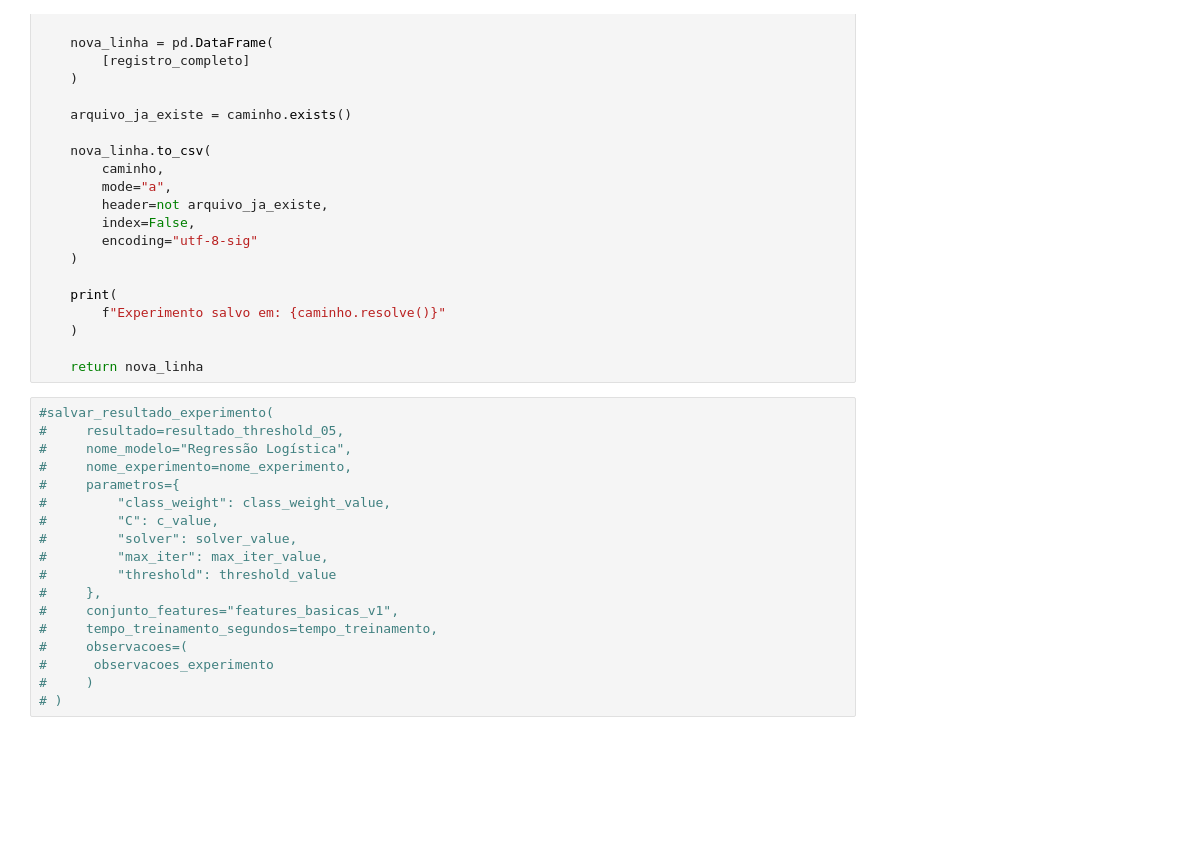
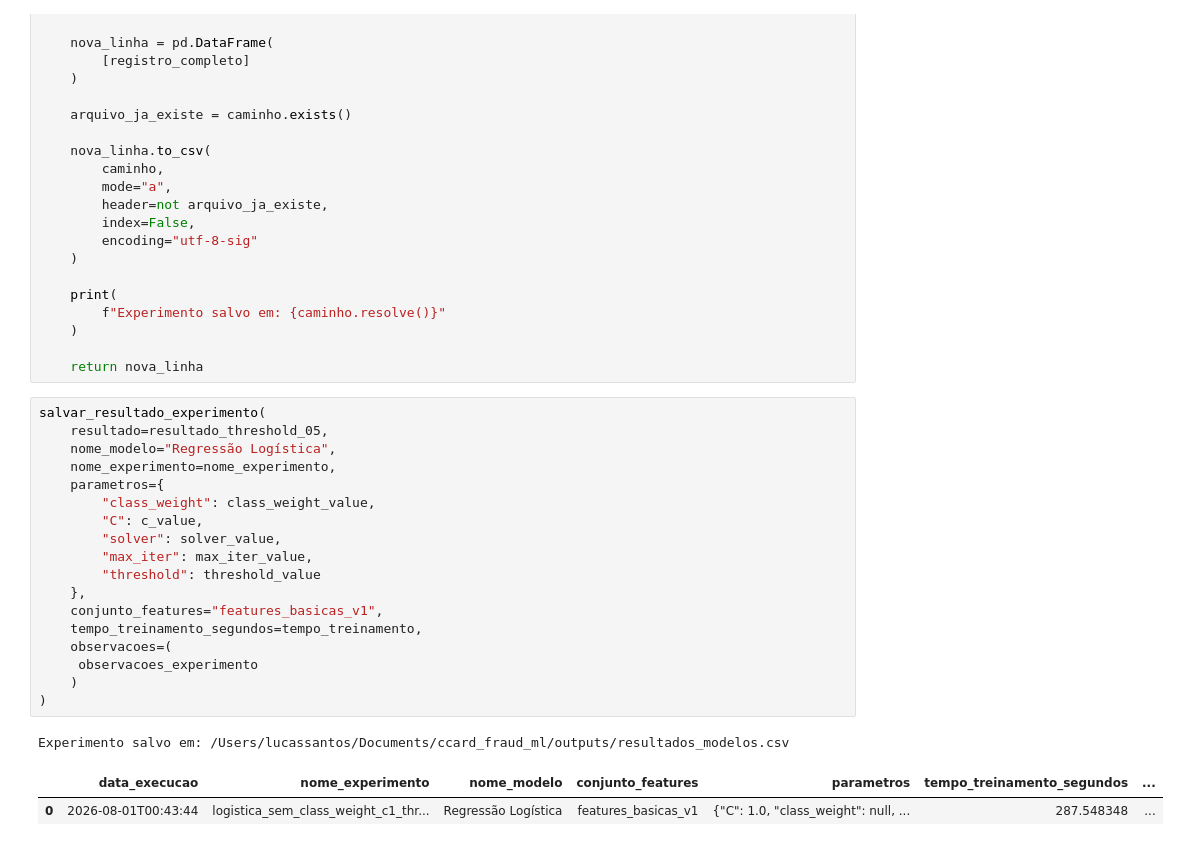
Before and after one commit to Lucas-Santosrx/ccard_fraud_ml, a Jupyter notebook: notebooks/02. Regressão Logistica.ipynb, the cells around one changed output. Drawn from its saved outputs; the diff is of its cells as text; blank space fills up the shorter version.

```diff
--- a/notebooks/02. Regressão Logistica.ipynb
+++ b/notebooks/02. Regressão Logistica.ipynb
@@ -997,20 +1063,24 @@ def salvar_resultado_experimento(
 
     return nova_linha
 # %%
-#salvar_resultado_experimento(
-#     resultado=resultado_threshold_05,
-#     nome_modelo="Regressão Logística",
-#     nome_experimento=nome_experimento,
-#     parametros={
-#         "class_weight": class_weight_value,
-#         "C": c_value,
-#         "solver": solver_value,
-#         "max_iter": max_iter_value,
-#         "threshold": threshold_value
-#     },
-#     conjunto_features="features_basicas_v1",
-#     tempo_treinamento_segundos=tempo_treinamento,
-#     observacoes=(
-#      observacoes_experimento
-#     )
-# )
+salvar_resultado_experimento(
+    resultado=resultado_threshold_05,
+    nome_modelo="Regressão Logística",
+    nome_experimento=nome_experimento,
+    parametros={
+        "class_weight": class_weight_value,
+        "C": c_value,
+        "solver": solver_value,
+        "max_iter": max_iter_value,
+        "threshold": threshold_value
+    },
+    conjunto_features="features_basicas_v1",
+    tempo_treinamento_segundos=tempo_treinamento,
+    observacoes=(
+     observacoes_experimento
+    )
+)
+# %% [output]
+Experimento salvo em: /Users/lucassantos/Documents/ccard_fraud_ml/outputs/resultados_modelos.csv
+|  | data_execucao | nome_experimento | nome_modelo | conjunto_features | parametros | tempo_treinamento_segundos | ... |
+| 0 | 2026-08-01T00:43:44 | logistica_sem_class_weight_c1_thr... | Regressão Logística | features_basicas_v1 | {"C": 1.0, "class_weight": null, ... | 287.548348 | ... |
```
Also changed, not shown: parts of 22 cells of this notebook, 5 other files.
